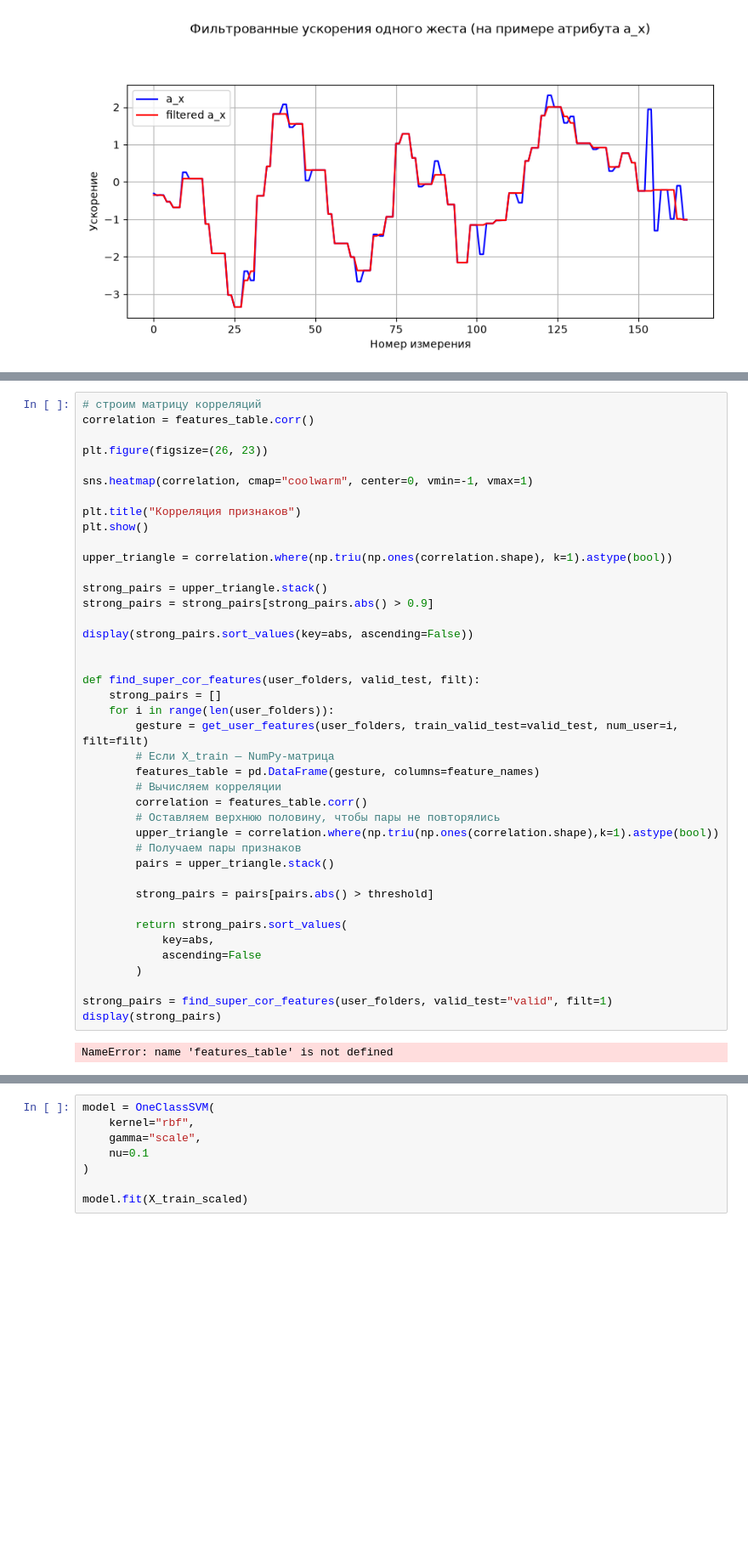
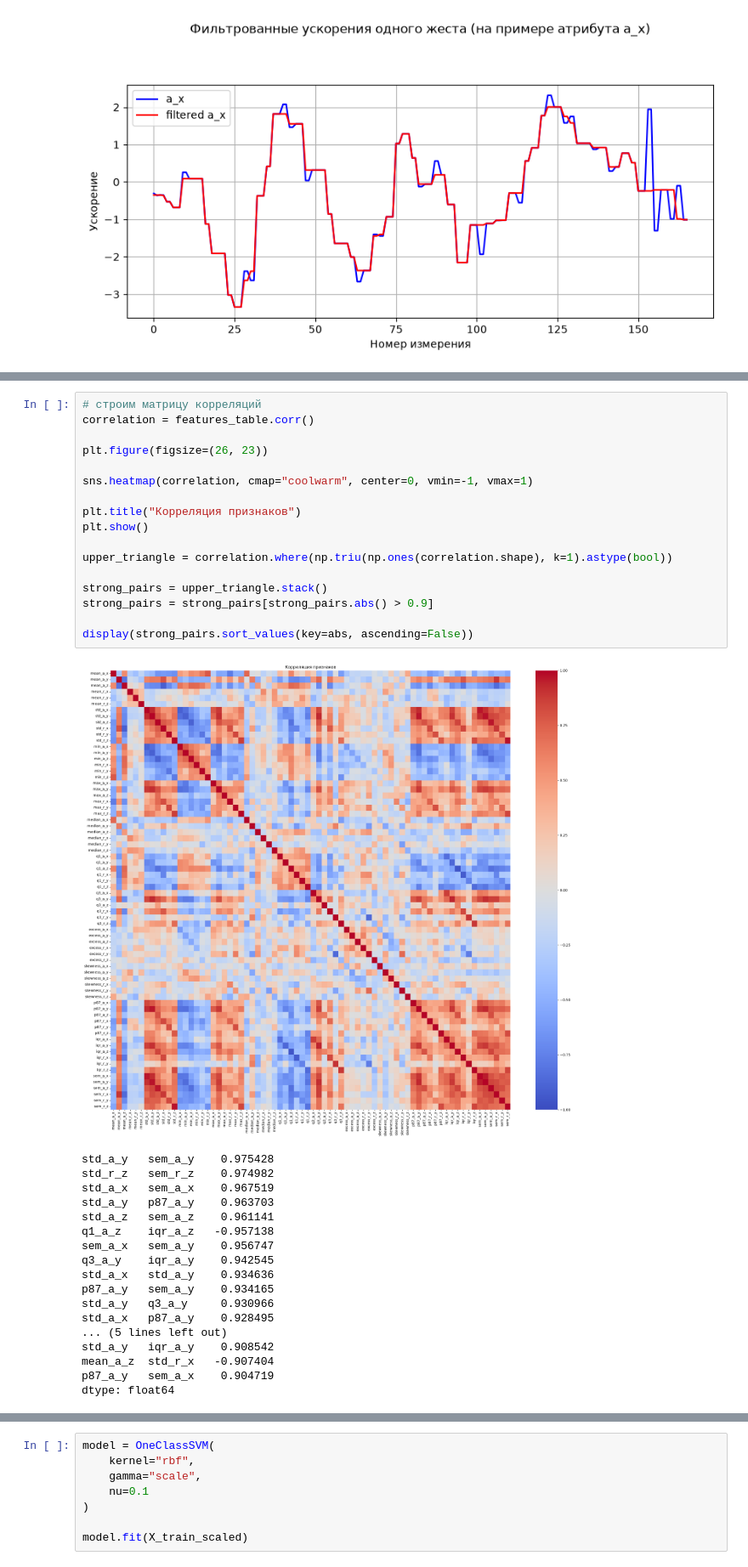
Before and after one commit to danya-kuzin/one_class_classifier, a Jupyter notebook: one‑class classifier.ipynb, the cells around one changed output, grey strips where cells are left out. Shown at 85% size. Cells and saved outputs as stored; diff of their text form; blank space fills up the shorter version.

```diff
--- a/one‑class classifier.ipynb
+++ b/one‑class classifier.ipynb
@@ -406,44 +416,37 @@ display(features_table.head())
 # %%
 # строим матрицу корреляций
 correlation = features_table.corr()
 
 plt.figure(figsize=(26, 23))
 
 sns.heatmap(correlation, cmap="coolwarm", center=0, vmin=-1, vmax=1)
 
 plt.title("Корреляция признаков")
 plt.show()
 
 upper_triangle = correlation.where(np.triu(np.ones(correlation.shape), k=1).astype(bool))
 
 strong_pairs = upper_triangle.stack()
 strong_pairs = strong_pairs[strong_pairs.abs() > 0.9]
 
 display(strong_pairs.sort_values(key=abs, ascending=False))
-
-
-def find_super_cor_features(user_folders, valid_test, filt):
-    strong_pairs = []
-    for i in range(len(user_folders)):
-        gesture = get_user_features(user_folders, train_valid_test=valid_test, num_user=i, filt=filt)
-        # Если X_train — NumPy-матрица
-        features_table = pd.DataFrame(gesture, columns=feature_names)
-        # Вычисляем корреляции
-        correlation = features_table.corr()
-        # Оставляем верхнюю половину, чтобы пары не повторялись
-        upper_triangle = correlation.where(np.triu(np.ones(correlation.shape),k=1).astype(bool))
-        # Получаем пары признаков
-        pairs = upper_triangle.stack()
-
-        strong_pairs = pairs[pairs.abs() > threshold]
-
-        return strong_pairs.sort_values(
-            key=abs,
-            ascending=False
-        )
-
-strong_pairs = find_super_cor_features(user_folders, valid_test="valid", filt=1)
-display(strong_pairs)
 # %% [output]
+[figure, added]
-NameError: name 'features_table' is not defined
+std_a_y   sem_a_y    0.975428
+std_r_z   sem_r_z    0.974982
+std_a_x   sem_a_x    0.967519
+std_a_y   p87_a_y    0.963703
+std_a_z   sem_a_z    0.961141
+q1_a_z    iqr_a_z   -0.957138
+sem_a_x   sem_a_y    0.956747
+q3_a_y    iqr_a_y    0.942545
+std_a_x   std_a_y    0.934636
+p87_a_y   sem_a_y    0.934165
+std_a_y   q3_a_y     0.930966
+std_a_x   p87_a_y    0.928495
+... (5 lines left out)
+std_a_y   iqr_a_y    0.908542
+mean_a_z  std_r_x   -0.907404
+p87_a_y   sem_a_x    0.904719
+dtype: float64
 # %% [markdown]
```
Also changed, not shown: parts of 21 cells of this notebook.
